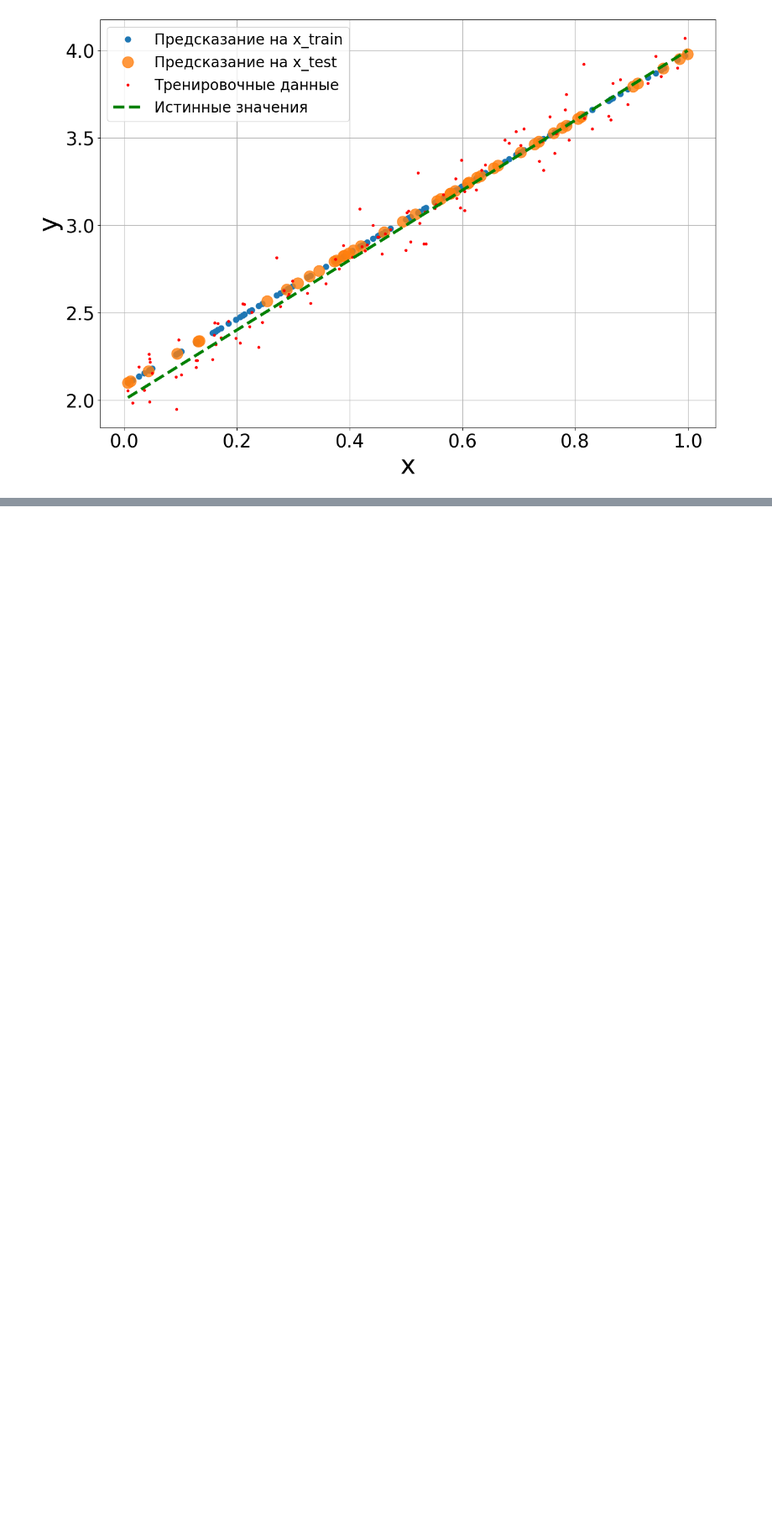
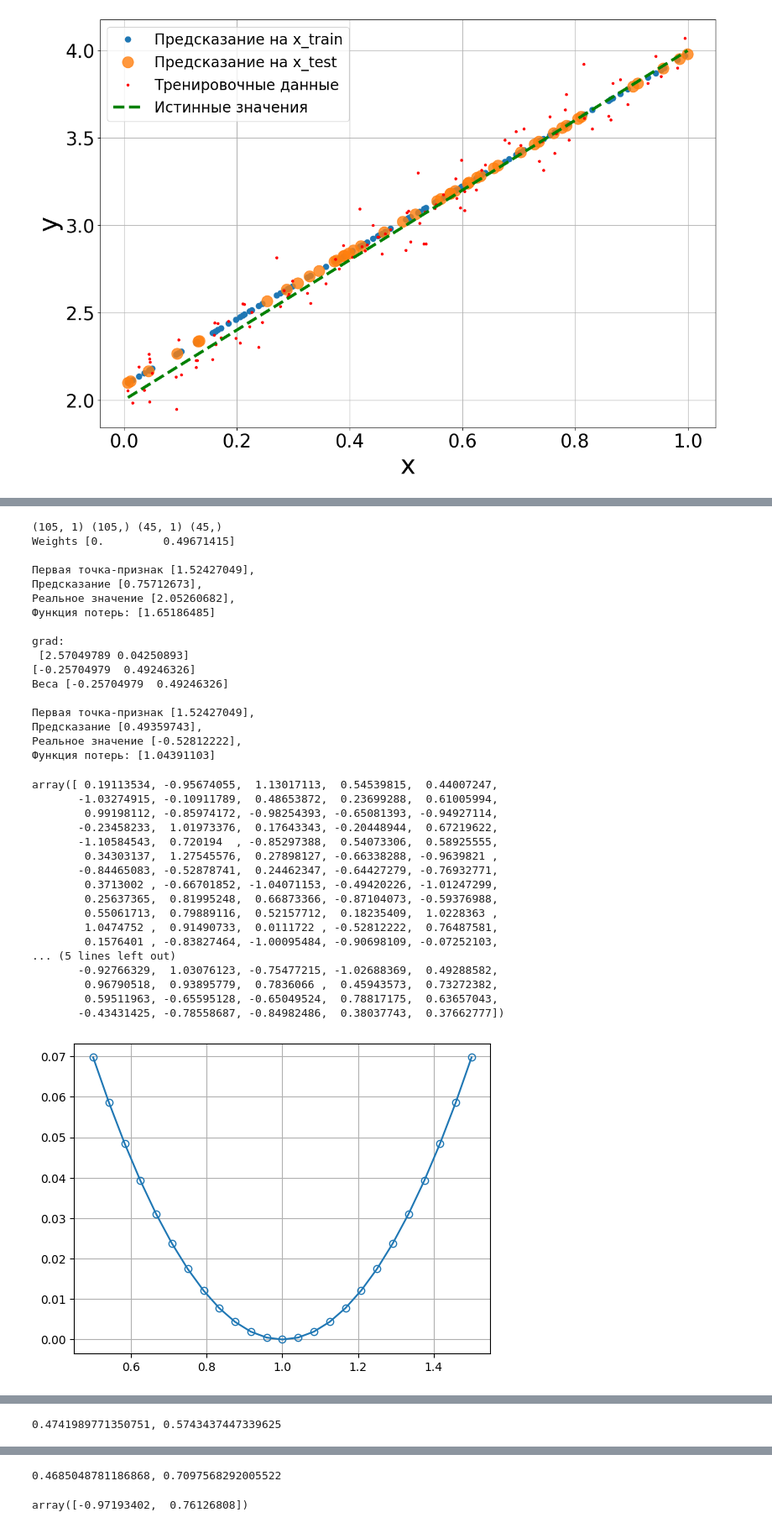
Before and after one commit to modernpacifist/engineering-of-machine-learning-urfu, a Jupyter notebook: math-basics-of-machine-learning/Notebooks/HW2_MBML.ipynb, the cells around one changed output, grey strips where cells are left out. Shown at 84% size. Cells and saved outputs as stored; diff of their text form; code cells hidden in the pictures; blank space fills up the shorter version.

```diff
--- a/math-basics-of-machine-learning/Notebooks/HW2_MBML.ipynb
+++ b/math-basics-of-machine-learning/Notebooks/HW2_MBML.ipynb
@@ -653,0 +572,38 @@ def run_all():
+# %%
+run_all(sinusoidal_y, sinusoidal_y_true, sinusoidal_x)
+# %% [output]
+(105, 1) (105,) (45, 1) (45,)
+Weights [0.         0.49671415]
+
+Первая точка-признак [1.52427049],
+Предсказание [0.75712673],
+Реальное значение [2.05260682],
+Функция потерь: [1.65186485]
+
+grad:
+ [2.57049789 0.04250893]
+[-0.25704979  0.49246326]
+Веса [-0.25704979  0.49246326]
+
+Первая точка-признак [1.52427049],
+Предсказание [0.49359743],
+Реальное значение [-0.52812222],
+Функция потерь: [1.04391103]
+array([ 0.19113534, -0.95674055,  1.13017113,  0.54539815,  0.44007247,
+       -1.03274915, -0.10911789,  0.48653872,  0.23699288,  0.61005994,
+        0.99198112, -0.85974172, -0.98254393, -0.65081393, -0.94927114,
+       -0.23458233,  1.01973376,  0.17643343, -0.20448944,  0.67219622,
+       -1.10584543,  0.720194  , -0.85297388,  0.54073306,  0.58925555,
+        0.34303137,  1.27545576,  0.27898127, -0.66338288, -0.9639821 ,
+       -0.84465083, -0.52878741,  0.24462347, -0.64427279, -0.76932771,
+        0.3713002 , -0.66701852, -1.04071153, -0.49420226, -1.01247299,
+        0.25637365,  0.81995248,  0.66873366, -0.87104073, -0.59376988,
+        0.55061713,  0.79889116,  0.52157712,  0.18235409,  1.0228363 ,
+        1.0474752 ,  0.91490733,  0.0111722 , -0.52812222,  0.76487581,
+        0.1576401 , -0.83827464, -1.00095484, -0.90698109, -0.07252103,
+... (5 lines left out)
+       -0.92766329,  1.03076123, -0.75477215, -1.02688369,  0.49288582,
+        0.96790518,  0.93895779,  0.7836066 ,  0.45943573,  0.73272382,
+        0.59511963, -0.65595128, -0.65049524,  0.78817175,  0.63657043,
+       -0.43431425, -0.78558687, -0.84982486,  0.38037743,  0.37662777])
+[figure, added]
@@ -653,0 +611 @@ def run_all():
+0.4741989771350751, 0.5743437447339625
@@ -653,0 +614,2 @@ def run_all():
+0.4685048781186868, 0.7097568292005522
+array([-0.97193402,  0.76126808])
```
Also changed, not shown: parts of 38 cells of this notebook.
